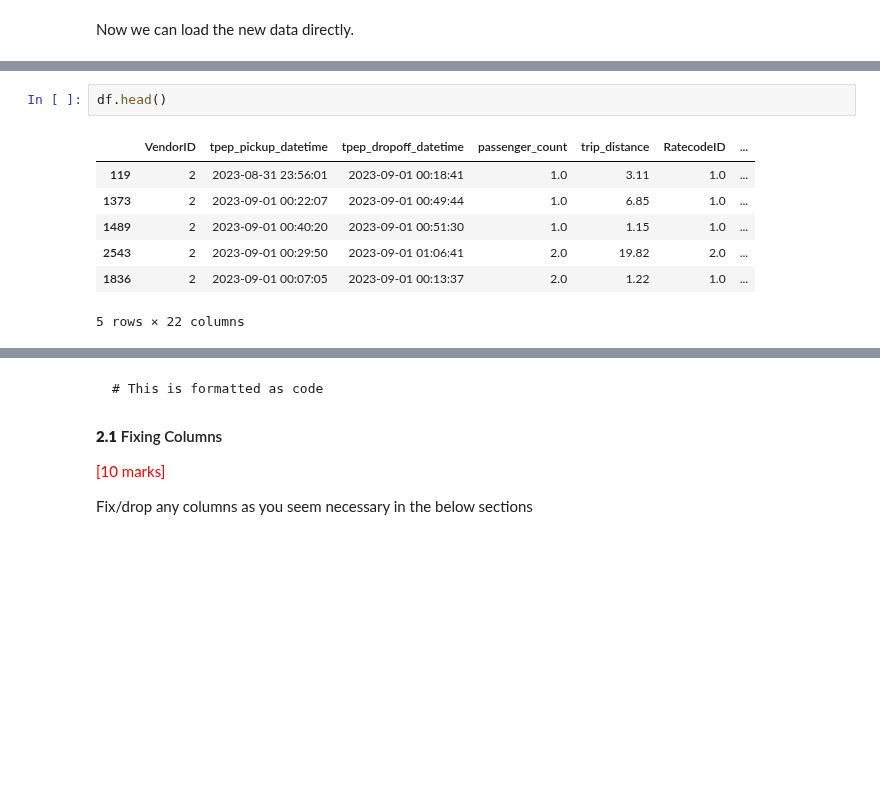
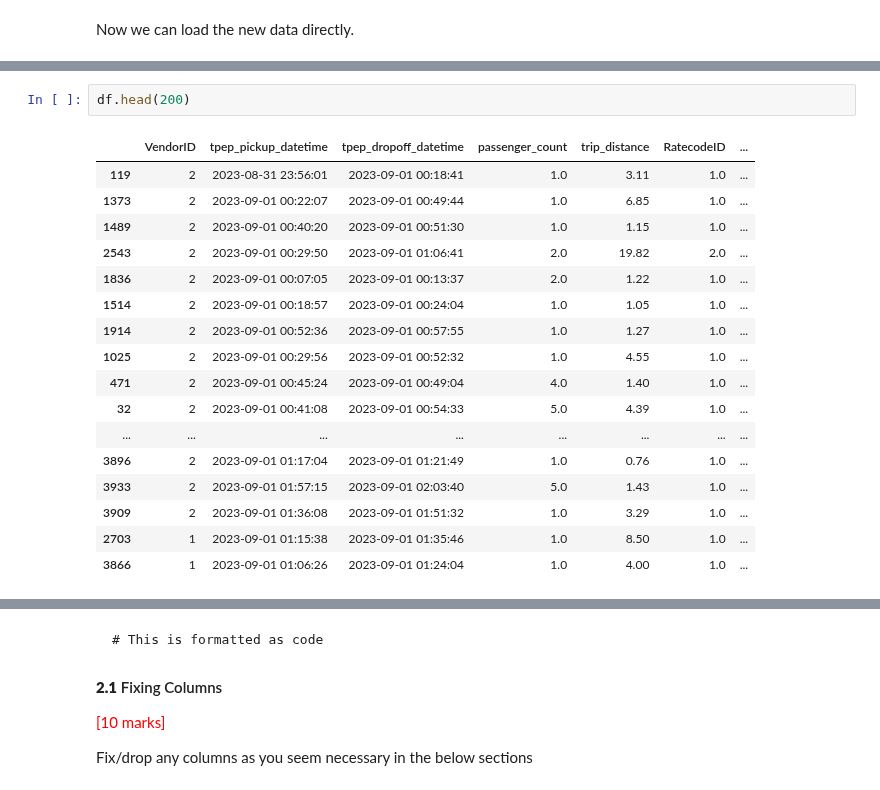
Before and after one commit to sundeepgarg/EDA_Optimising_NYC_Taxis_Sundeep, a Jupyter notebook: Sundeep_EDA_Assg_NYC_Taxi_Starter.ipynb, the cells around one changed output, grey strips where cells are left out. Cells and saved outputs as stored; diff of their text form; blank space fills up the shorter version.

```diff
--- a/Sundeep_EDA_Assg_NYC_Taxi_Starter.ipynb
+++ b/Sundeep_EDA_Assg_NYC_Taxi_Starter.ipynb
@@ -273,14 +273,24 @@ memory usage: 341.8+ MB
 None
 # %%
-df.head()
+df.head(200)
 # %% [output]
 |  | VendorID | tpep_pickup_datetime | tpep_dropoff_datetime | passenger_count | trip_distance | RatecodeID | ... |
 | 119 | 2 | 2023-08-31 23:56:01 | 2023-09-01 00:18:41 | 1.0 | 3.11 | 1.0 | ... |
 | 1373 | 2 | 2023-09-01 00:22:07 | 2023-09-01 00:49:44 | 1.0 | 6.85 | 1.0 | ... |
 | 1489 | 2 | 2023-09-01 00:40:20 | 2023-09-01 00:51:30 | 1.0 | 1.15 | 1.0 | ... |
 | 2543 | 2 | 2023-09-01 00:29:50 | 2023-09-01 01:06:41 | 2.0 | 19.82 | 2.0 | ... |
 | 1836 | 2 | 2023-09-01 00:07:05 | 2023-09-01 00:13:37 | 2.0 | 1.22 | 1.0 | ... |
+| 1514 | 2 | 2023-09-01 00:18:57 | 2023-09-01 00:24:04 | 1.0 | 1.05 | 1.0 | ... |
+| 1914 | 2 | 2023-09-01 00:52:36 | 2023-09-01 00:57:55 | 1.0 | 1.27 | 1.0 | ... |
+| 1025 | 2 | 2023-09-01 00:29:56 | 2023-09-01 00:52:32 | 1.0 | 4.55 | 1.0 | ... |
+| 471 | 2 | 2023-09-01 00:45:24 | 2023-09-01 00:49:04 | 4.0 | 1.40 | 1.0 | ... |
+| 32 | 2 | 2023-09-01 00:41:08 | 2023-09-01 00:54:33 | 5.0 | 4.39 | 1.0 | ... |
+| ... | ... | ... | ... | ... | ... | ... | ... |
+| 3896 | 2 | 2023-09-01 01:17:04 | 2023-09-01 01:21:49 | 1.0 | 0.76 | 1.0 | ... |
+| 3933 | 2 | 2023-09-01 01:57:15 | 2023-09-01 02:03:40 | 5.0 | 1.43 | 1.0 | ... |
+| 3909 | 2 | 2023-09-01 01:36:08 | 2023-09-01 01:51:32 | 1.0 | 3.29 | 1.0 | ... |
+| 2703 | 1 | 2023-09-01 01:15:38 | 2023-09-01 01:35:46 | 1.0 | 8.50 | 1.0 | ... |
+| 3866 | 1 | 2023-09-01 01:06:26 | 2023-09-01 01:24:04 | 1.0 | 4.00 | 1.0 | ... |
-5 rows × 22 columns
 # %%
 df.info()
 # %% [output]
```
Also changed, not shown: parts of 12 cells of this notebook.
